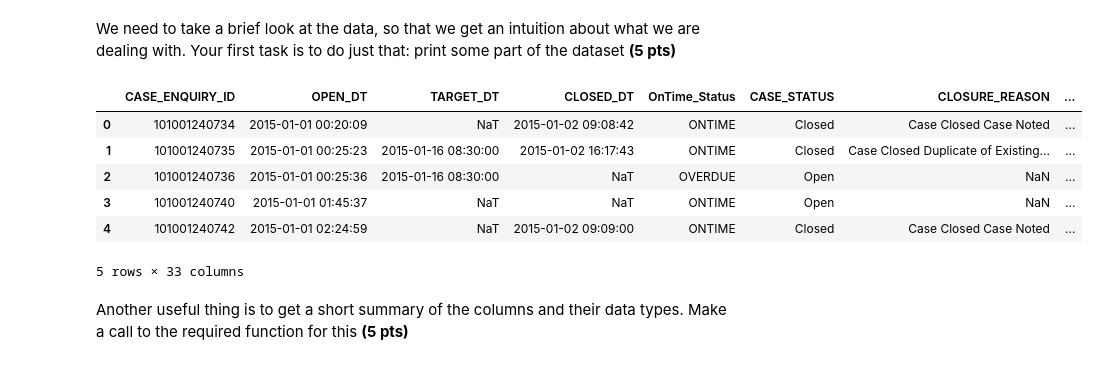
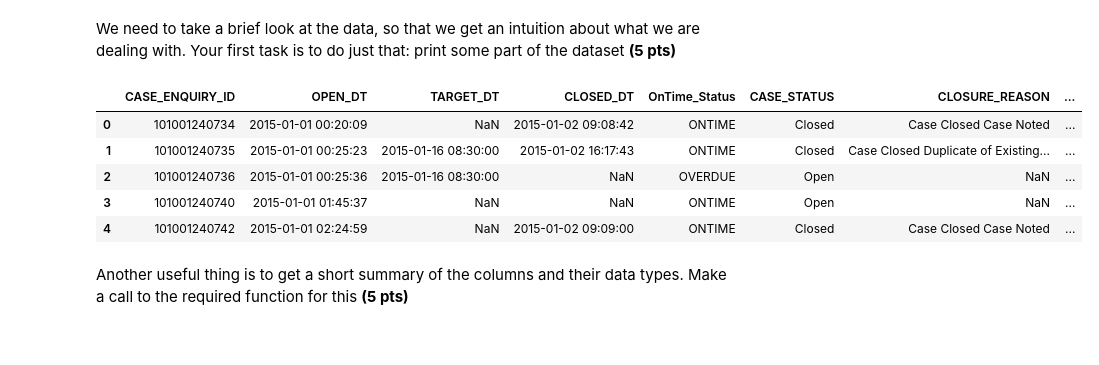
Before and after one commit to mwenda11/spring-2015-homeworks, a Jupyter notebook: submissions/Homework-2/2.Pandas-in-Boston.ipynb, the cells around one changed output. Saved outputs shown, nothing was run; the diff lists cells and outputs as text; code cells hidden in the pictures.

```diff
--- a/submissions/Homework-2/2.Pandas-in-Boston.ipynb
+++ b/submissions/Homework-2/2.Pandas-in-Boston.ipynb
@@ -32,15 +32,15 @@ boston = pd.read_csv('cases_2015.csv')
 We need to take a brief look at the data, so that we get an intuition about what we are dealing with. Your first task is to do just that: print some part of the dataset **(5 pts)**
 # %%
 # Print part of the dataset here
-boston.head()
+#boston.head()
+boston.iloc[0:5,0:10] # 1st 5 rows and 1st 10 columns
 # %% [output]
 |  | CASE_ENQUIRY_ID | OPEN_DT | TARGET_DT | CLOSED_DT | OnTime_Status | CASE_STATUS | CLOSURE_REASON | ... |
-| 0 | 101001240734 | 2015-01-01 00:20:09 | NaT | 2015-01-02 09:08:42 | ONTIME | Closed | Case Closed Case Noted | ... |
+| 0 | 101001240734 | 2015-01-01 00:20:09 | NaN | 2015-01-02 09:08:42 | ONTIME | Closed | Case Closed Case Noted | ... |
 | 1 | 101001240735 | 2015-01-01 00:25:23 | 2015-01-16 08:30:00 | 2015-01-02 16:17:43 | ONTIME | Closed | Case Closed Duplicate of Existing... | ... |
-| 2 | 101001240736 | 2015-01-01 00:25:36 | 2015-01-16 08:30:00 | NaT | OVERDUE | Open | NaN | ... |
-| 3 | 101001240740 | 2015-01-01 01:45:37 | NaT | NaT | ONTIME | Open | NaN | ... |
-| 4 | 101001240742 | 2015-01-01 02:24:59 | NaT | 2015-01-02 09:09:00 | ONTIME | Closed | Case Closed Case Noted | ... |
+| 2 | 101001240736 | 2015-01-01 00:25:36 | 2015-01-16 08:30:00 | NaN | OVERDUE | Open | NaN | ... |
+| 3 | 101001240740 | 2015-01-01 01:45:37 | NaN | NaN | ONTIME | Open | NaN | ... |
+| 4 | 101001240742 | 2015-01-01 02:24:59 | NaN | 2015-01-02 09:09:00 | ONTIME | Closed | Case Closed Case Noted | ... |
-5 rows × 33 columns
 # %% [markdown]
 Another useful thing is to get a short summary of the columns and their data types. Make a call to the required function for this **(5 pts)**
 # %%
```
Also changed, not shown: parts of 7 cells of this notebook.
